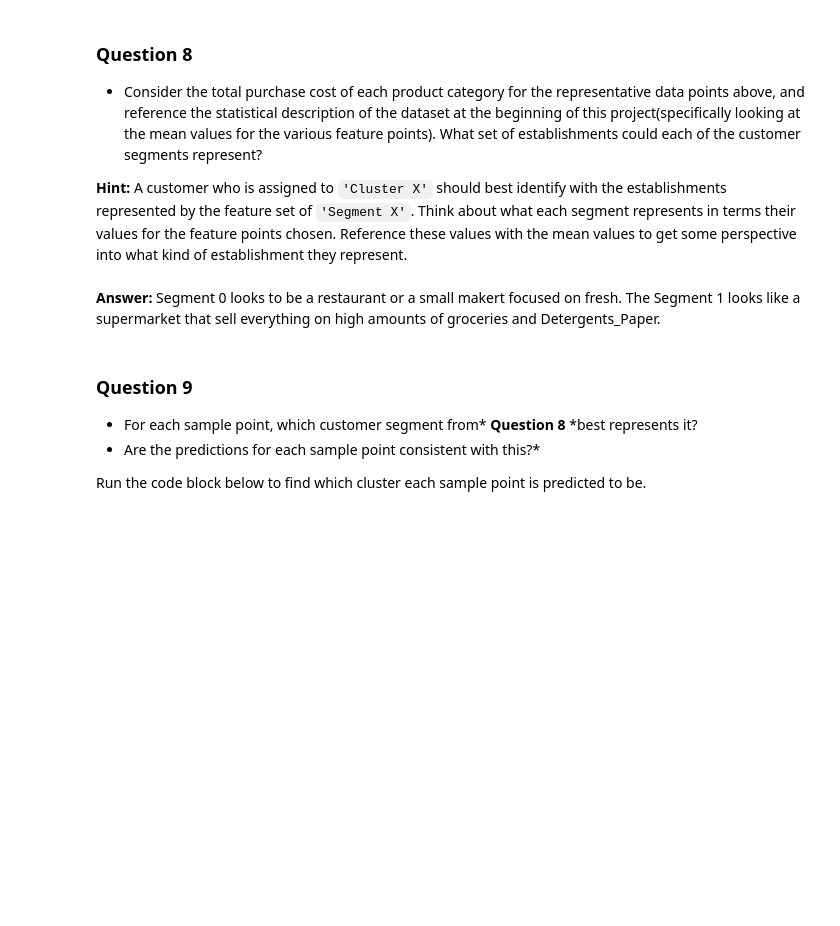
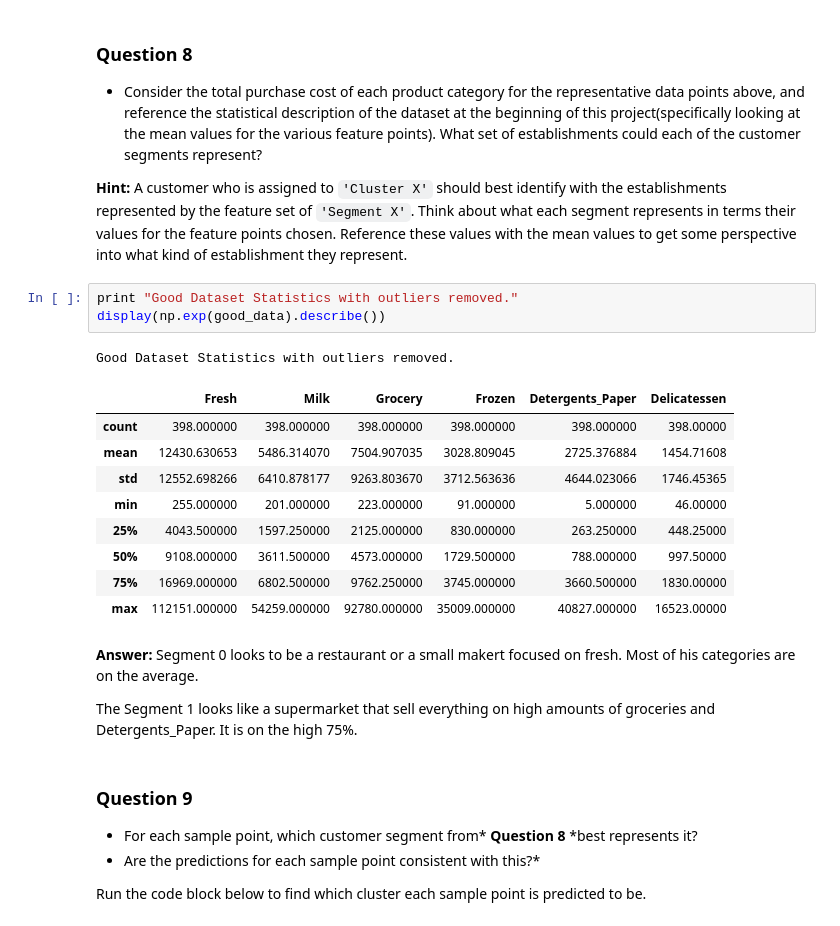
Before and after one commit to leogold/machine-learning, a Jupyter notebook: projects/customer_segments/customer_segments.ipynb, the cells around one changed output. Cells and saved outputs as stored; diff of their text form; blank space fills up the shorter version.

```diff
--- a/projects/customer_segments/customer_segments.ipynb
+++ b/projects/customer_segments/customer_segments.ipynb
@@ -558,9 +592,25 @@ display(true_centers)
 * Consider the total purchase cost of each product category for the representative data points above, and reference the statistical description of the dataset at the beginning of this project(specifically looking at the mean values for the various feature points). What set of establishments could each of the customer segments represent?
 
 **Hint:** A customer who is assigned to `'Cluster X'` should best identify with the establishments represented by the feature set of `'Segment X'`. Think about what each segment represents in terms their values for the feature points chosen. Reference these values with the mean values to get some perspective into what kind of establishment they represent.
+# %%
+print "Good Dataset Statistics with outliers removed."
+display(np.exp(good_data).describe())
+# %% [output]
+Good Dataset Statistics with outliers removed.
+|  | Fresh | Milk | Grocery | Frozen | Detergents_Paper | Delicatessen |
+| count | 398.000000 | 398.000000 | 398.000000 | 398.000000 | 398.000000 | 398.00000 |
+| mean | 12430.630653 | 5486.314070 | 7504.907035 | 3028.809045 | 2725.376884 | 1454.71608 |
+| std | 12552.698266 | 6410.878177 | 9263.803670 | 3712.563636 | 4644.023066 | 1746.45365 |
+| min | 255.000000 | 201.000000 | 223.000000 | 91.000000 | 5.000000 | 46.00000 |
+| 25% | 4043.500000 | 1597.250000 | 2125.000000 | 830.000000 | 263.250000 | 448.25000 |
+| 50% | 9108.000000 | 3611.500000 | 4573.000000 | 1729.500000 | 788.000000 | 997.50000 |
+| 75% | 16969.000000 | 6802.500000 | 9762.250000 | 3745.000000 | 3660.500000 | 1830.00000 |
+| max | 112151.000000 | 54259.000000 | 92780.000000 | 35009.000000 | 40827.000000 | 16523.00000 |
 # %% [markdown]
 **Answer:**
-Segment 0 looks to be a restaurant or a small makert focused on fresh. The Segment 1 looks like a supermarket that sell everything on high amounts of groceries and Detergents_Paper.
+Segment 0 looks to be a restaurant or a small makert focused on fresh. Most of his categories are on the average.
+
+The Segment 1 looks like a supermarket that sell everything on high amounts of groceries and Detergents_Paper. It is on the high 75%.
 # %% [markdown]
 ### Question 9
 
```
Also changed, not shown: parts of 18 cells of this notebook, 1 other file.
